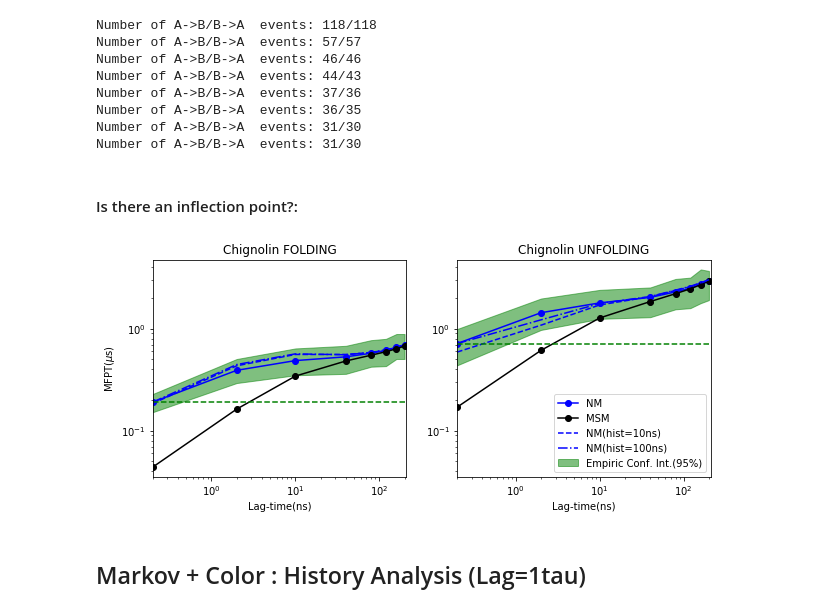
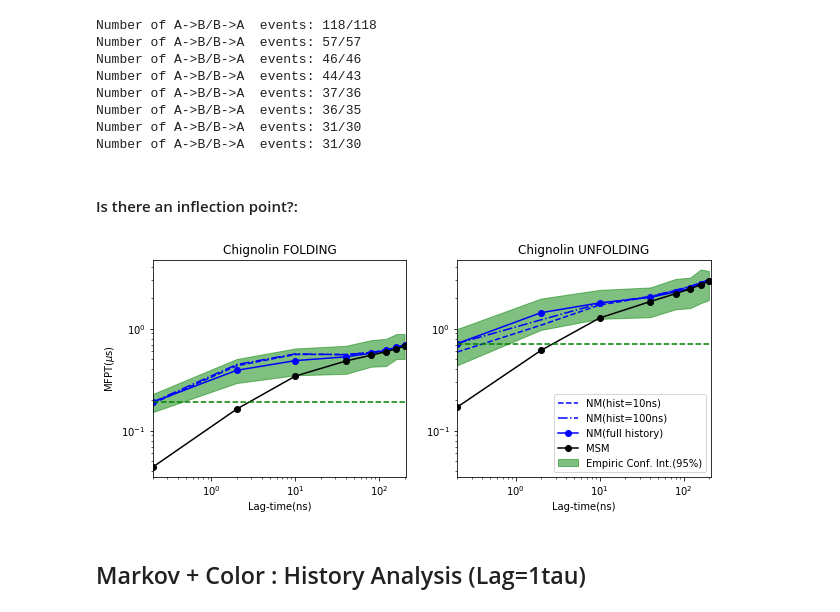
Before and after one commit to choderalab/msm-mfpt, a Jupyter notebook: models/Chignoling_mfpts_and_corrfunc_after_clustering.ipynb, the cells around one changed output. Drawn from its saved outputs; the diff is of its cells as text; code cells hidden in the pictures.

```diff
--- a/models/Chignoling_mfpts_and_corrfunc_after_clustering.ipynb
+++ b/models/Chignoling_mfpts_and_corrfunc_after_clustering.ipynb
@@ -457,46 +457,50 @@ fig=plt.figure(figsize = (10,4))
 ax1 = fig.add_subplot(121)
 ax1.fill_between(lag_to_use_ns, empirical_mfptAB_min, empirical_mfptAB_max,
                  alpha=0.5, color="green", label="Empiric Conf. Int.(95%)" )
-ax1.plot(lag_to_use_ns, nm_mfptsAB, "-o", label="NM", c='b')
+
 
 ax1.plot(lag_to_use_ns, nm_hist10ns_mfptsAB, "--", label="NM(hist=10ns)", c='b')
 ax1.plot(lag_to_use_ns, nm_hist100ns_mfptsAB, "-.", label="NM(hist=100ns)", c='b')
+ax1.plot(lag_to_use_ns, nm_mfptsAB, "-o", label="NM(full history)", c='b')
 
 ax1.plot(lag_to_use_ns, msm_mfptAB, "-o",color='k', label="MSM")
 ax1.plot(lag_to_use_ns, [empirical_mfptsAB[0] for i in lag_to_use_ns], "--", color='green',label='MD direct')
 #ax1.plot(lag_to_use_ns, lag_to_use_ns/nm_model.popA/1000, c='purple')
 ax1.set_xscale("log")
 ax1.set_yscale("log")
 ax1.set_title("Chignolin FOLDING")
 ax1.set_xlabel("Lag-time(ns)")
 ax1.set_ylabel("MFPT($\mu$s)")
 ax1.set_xlim(0,210)
 #plt.legend(loc='upper left')
 
 ax2 = fig.add_subplot(122, sharey=ax1)
 ax2.fill_between(lag_to_use_ns, empirical_mfptBA_min, empirical_mfptBA_max,
                  alpha=0.5, color="green", label="Empiric Conf. Int.(95%)" )
-ax2.plot(lag_to_use_ns, nm_mfptsBA, "-o", label="NM", c='b' )
+
+ax2.plot(lag_to_use_ns, nm_hist10ns_mfptsBA, "--", label="NM(hist=10ns)", c='b')
+ax2.plot(lag_to_use_ns, nm_hist100ns_mfptsBA, "-.", label="NM(hist=100ns)", c='b')
+ax2.plot(lag_to_use_ns, nm_mfptsBA, "-o", label="NM(full history)", c='b' )
+
 ax2.plot(lag_to_use_ns, msm_mfptBA, "-o",color='k', label="MSM")
 #ax2.plot(lag_to_use_ns, lag_to_use_ns/nm_model.popB/1000, color='purple')
 
-ax2.plot(lag_to_use_ns, nm_hist10ns_mfptsBA, "--", label="NM(hist=10ns)", c='b')
-ax2.plot(lag_to_use_ns, nm_hist100ns_mfptsBA, "-.", label="NM(hist=100ns)", c='b')
+
 
 
 ax2.set_xscale("log")
 ax2.set_yscale("log")
 ax2.set_title("Chignolin UNFOLDING")
 ax2.set_xlabel("Lag-time(ns)")
 ax2.set_xlim(0,210)
 plt.legend(loc='lower right')
 ax2.plot(lag_to_use_ns, [empirical_mfptsBA[0] for i in lag_to_use_ns], "--", color='green', label='MD direct')
 #plt.legend(bbox_to_anchor=(1.05, 1), loc=2, borderaxespad=0.)
 
 plt.show()
 # %% [output]
 #### Is there an inflection point?:
-[figure, old version]
+[figure, new version]
 # %% [markdown]
 ## Markov + Color : History Analysis (Lag=1tau)
 # %%
```
Also changed, not shown: 1 other file.
